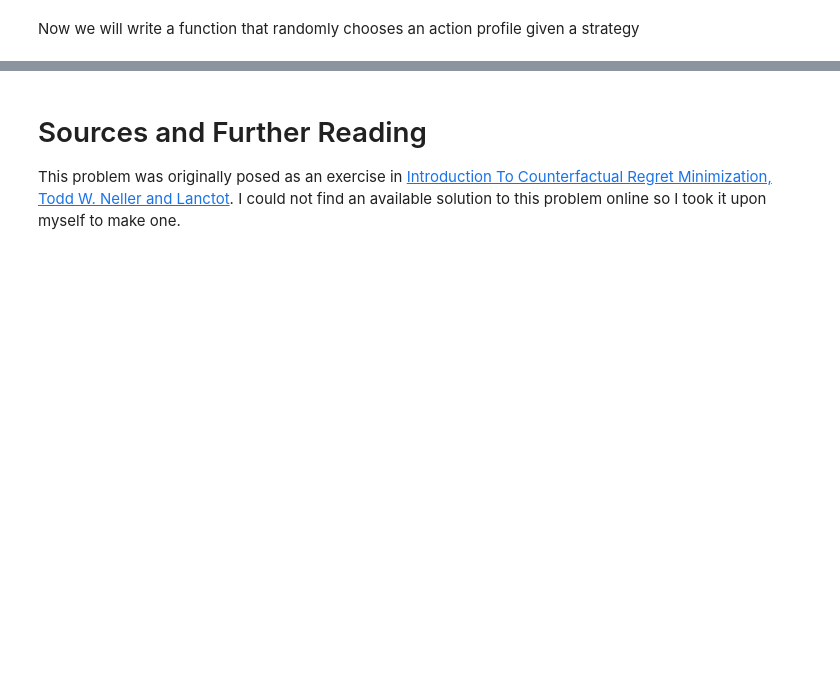
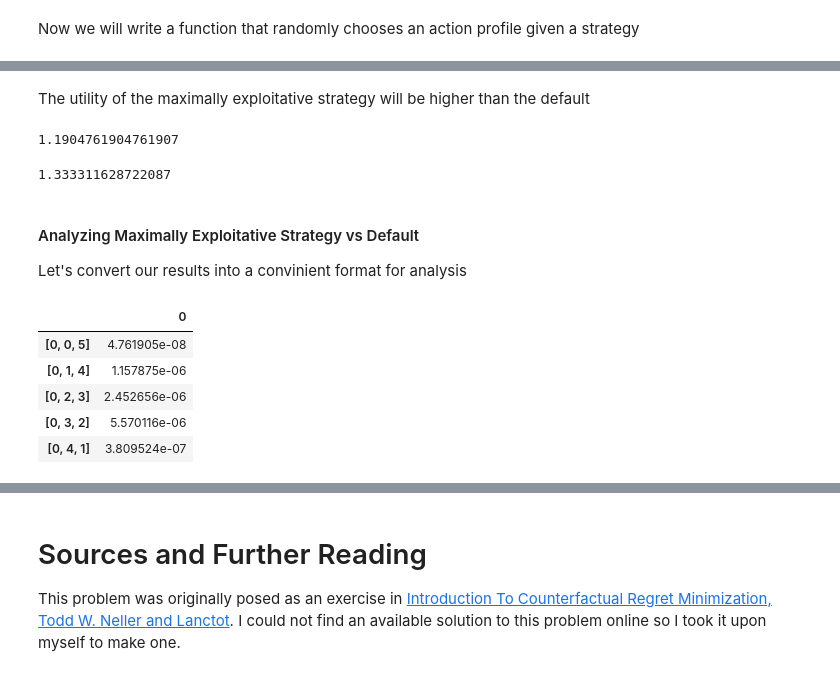
Before and after one commit to pranavwalia/CFRM, a Jupyter notebook: Colonel Blotto/Colonel_Blotto_5_3.ipynb, the cells around one changed output, grey strips where cells are left out. Drawn from its saved outputs; the diff is of its cells as text; code cells hidden in the pictures; blank space fills up the shorter version.

Commit message:
analysis of maximally exploitative strategy

```diff
--- a/Colonel Blotto/Colonel_Blotto_5_3.ipynb
+++ b/Colonel Blotto/Colonel_Blotto_5_3.ipynb
@@ -231,5 +240,5 @@ def train(iterations,regretSum,oppStrategy):
 # %%
-def getAverageStrategy(iterations,oppStrategy):
+def getMaxExploitStrategy(iterations,oppStrategy):
     regretSum = [0] * 21
     oppStrategy = defaultStrat()
     iterations = 1000000
@@ -268,0 +260,32 @@ getAverageStrategy(1000000,oppStrategy)
+# %%
+maxExpl1 = getMaxExploitStrategy(10000000,defaultStrat())
+# %% [markdown]
+The utility of the maximally exploitative strategy will be higher than the default
+# %%
+utilityAverage(defaultStrat(),defaultStrat())
+# %% [output]
+1.1904761904761907
+# %%
+utilityAverage(maxExpl1,defaultStrat())
+# %% [output]
+1.333311628722087
+# %% [markdown]
+#### Analyzing Maximally Exploitative Strategy vs Default
+Let's convert our results into a convinient format for analysis
+# %%
+def stratTodf(strategy):
+    actions = generateStrategies()
+    act_to_string = []
+    for i in actions:
+        act_to_string.append("".join(str(i)))
+    return pd.DataFrame(maxExpl1,act_to_string)
+# %%
+df = stratTodf(maxExpl1)
+df.head()
+# %% [output]
+|  | 0 |
+| [0, 0, 5] | 4.761905e-08 |
+| [0, 1, 4] | 1.157875e-06 |
+| [0, 2, 3] | 2.452656e-06 |
+| [0, 3, 2] | 5.570116e-06 |
+| [0, 4, 1] | 3.809524e-07 |
```
Also changed, not shown: parts of 19 cells of this notebook.
